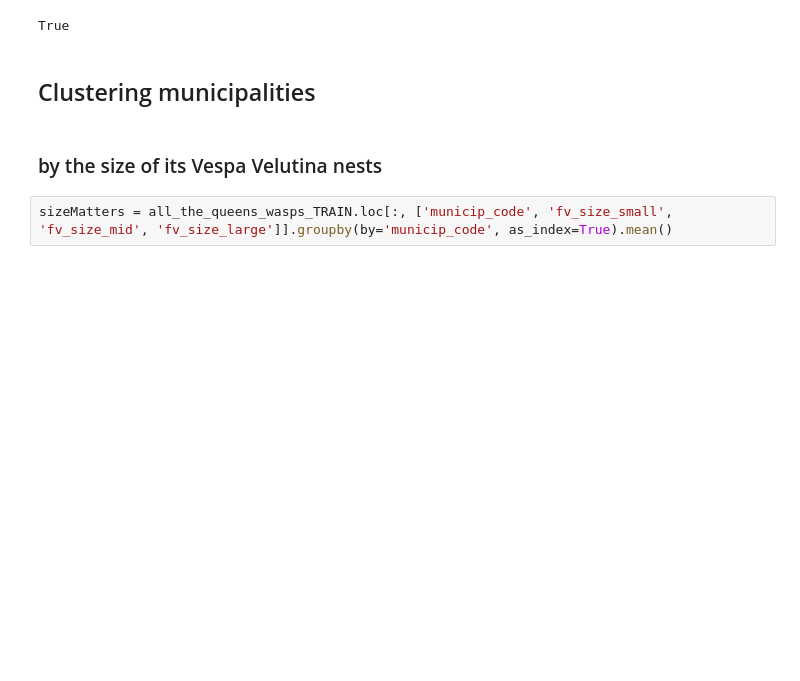
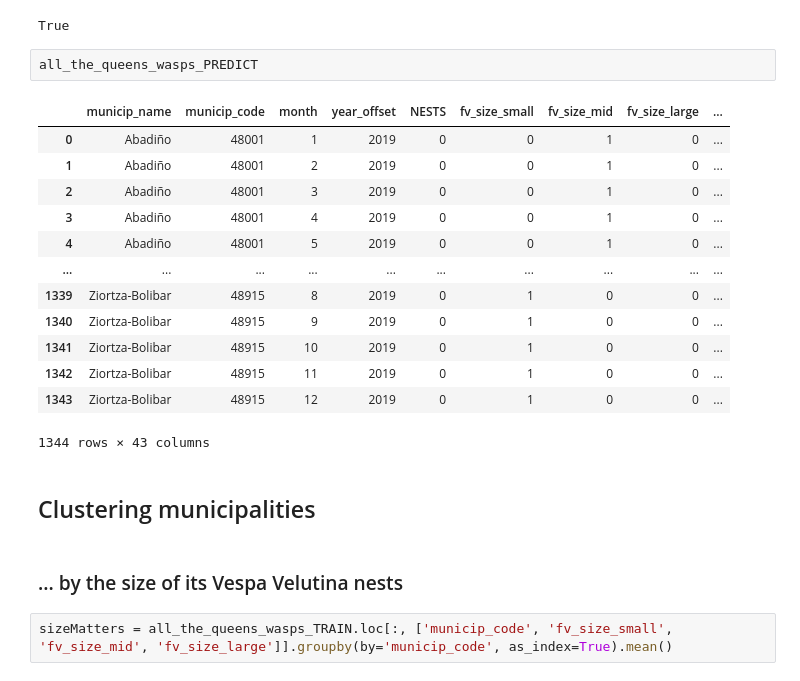
Before and after one commit to IEwaspbusters/KopuruVespaCompetitionIE, a Jupyter notebook: Competition_subs/2021-06-09_submit FINAL/feeder_months/workerbee03_NESTS.ipynb, the cells around one changed output. Drawn from its saved outputs; the diff is of its cells as text; blank space fills up the shorter version.

Commit message:
Adjustment to folders and added WaspSwatter

```diff
--- a/Competition_subs/2021-06-09_submit FINAL/feeder_months/workerbee03_NESTS.ipynb
+++ b/Competition_subs/2021-06-09_submit FINAL/feeder_months/workerbee03_NESTS.ipynb
@@ -524,10 +526,26 @@ True
 all_the_queens_wasps_PREDICT.NESTS.sum() == 0
 # %% [output]
 True
+# %%
+all_the_queens_wasps_PREDICT
+# %% [output]
+|  | municip_name | municip_code | month | year_offset | NESTS | fv_size_small | fv_size_mid | fv_size_large | ... |
+| 0 | Abadiño | 48001 | 1 | 2019 | 0 | 0 | 1 | 0 | ... |
+| 1 | Abadiño | 48001 | 2 | 2019 | 0 | 0 | 1 | 0 | ... |
+| 2 | Abadiño | 48001 | 3 | 2019 | 0 | 0 | 1 | 0 | ... |
+| 3 | Abadiño | 48001 | 4 | 2019 | 0 | 0 | 1 | 0 | ... |
+| 4 | Abadiño | 48001 | 5 | 2019 | 0 | 0 | 1 | 0 | ... |
+| ... | ... | ... | ... | ... | ... | ... | ... | ... | ... |
+| 1339 | Ziortza-Bolibar | 48915 | 8 | 2019 | 0 | 1 | 0 | 0 | ... |
+| 1340 | Ziortza-Bolibar | 48915 | 9 | 2019 | 0 | 1 | 0 | 0 | ... |
+| 1341 | Ziortza-Bolibar | 48915 | 10 | 2019 | 0 | 1 | 0 | 0 | ... |
+| 1342 | Ziortza-Bolibar | 48915 | 11 | 2019 | 0 | 1 | 0 | 0 | ... |
+| 1343 | Ziortza-Bolibar | 48915 | 12 | 2019 | 0 | 1 | 0 | 0 | ... |
+1344 rows × 43 columns
 # %% [markdown]
 ## Clustering municipalities
 # %% [markdown]
-### by the size of its Vespa Velutina nests
+### ... by the size of its Vespa Velutina nests
 # %%
 sizeMatters = all_the_queens_wasps_TRAIN.loc[:, ['municip_code', 'fv_size_small', 'fv_size_mid', 'fv_size_large']].groupby(by='municip_code', as_index=True).mean()
 # %%
```
Also changed, not shown: parts of 19 cells of this notebook, 11 other files.
